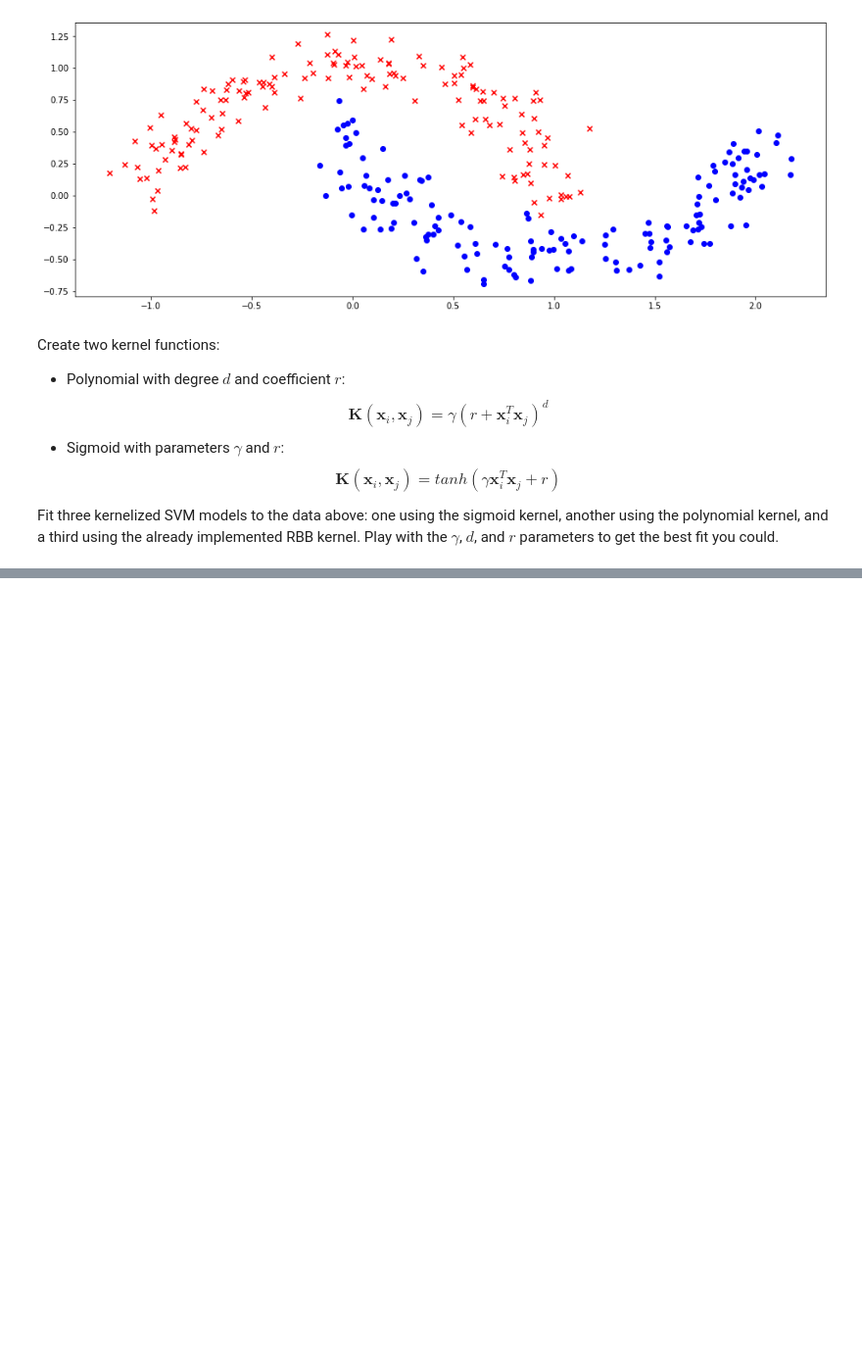
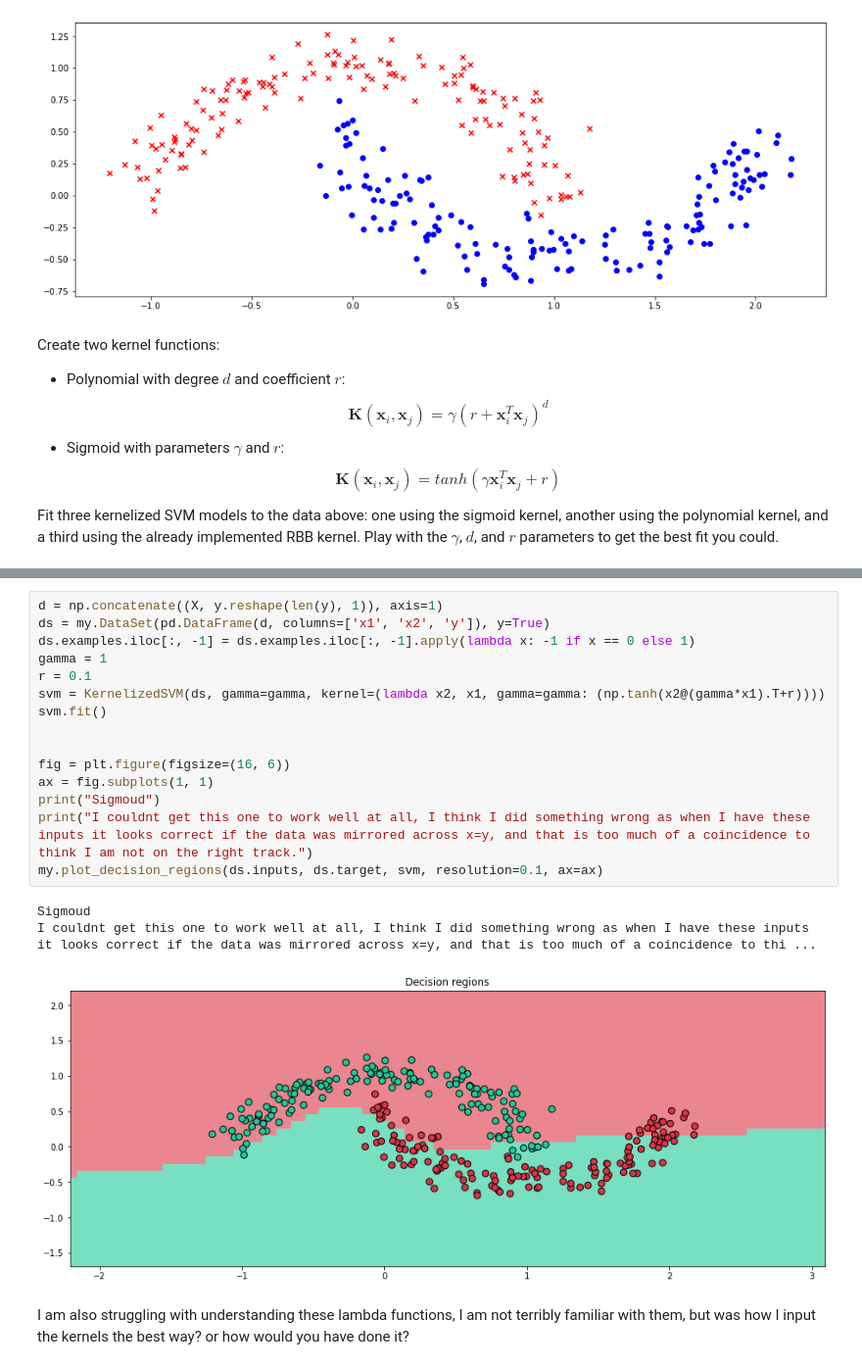
Before and after one commit to jasonsommer/cs6600-notebooks, a Jupyter notebook: 08.B-suppoert_vector_machines.ipynb, the cells around one changed output, grey strips where cells are left out. Shown at 98% size. Saved outputs shown, nothing was run; the diff lists cells and outputs as text; blank space fills up the shorter version.

```diff
--- a/08.B-suppoert_vector_machines.ipynb
+++ b/08.B-suppoert_vector_machines.ipynb
@@ -423,0 +455,21 @@ Fit three kernelized SVM models to the data above: one using the sigmoid kernel,
+# %%
+d = np.concatenate((X, y.reshape(len(y), 1)), axis=1)
+ds = my.DataSet(pd.DataFrame(d, columns=['x1', 'x2', 'y']), y=True)
+ds.examples.iloc[:, -1] = ds.examples.iloc[:, -1].apply(lambda x: -1 if x == 0 else 1)
+gamma = 1
+r = 0.1
+svm = KernelizedSVM(ds, gamma=gamma, kernel=(lambda x2, x1, gamma=gamma: (np.tanh(x2@(gamma*x1).T+r))))
+svm.fit()
+
+
+fig = plt.figure(figsize=(16, 6))
+ax = fig.subplots(1, 1)
+print("Sigmoud")
+print("I couldnt get this one to work well at all, I think I did something wrong as when I have these inputs it looks correct if the data was mirrored across x=y, and that is too much of a coincidence to think I am not on the right track.")
+my.plot_decision_regions(ds.inputs, ds.target, svm, resolution=0.1, ax=ax)
+# %% [output]
+Sigmoud
+I couldnt get this one to work well at all, I think I did something wrong as when I have these inputs it looks correct if the data was mirrored across x=y, and that is too much of a coincidence to thi ...
+[figure, added]
+# %% [markdown]
+I am also struggling with understanding these lambda functions, I am not terribly familiar with them, but was how I input the kernels the best way? or how would you have done it?
```
Also changed, not shown: parts of 4 cells of this notebook.
